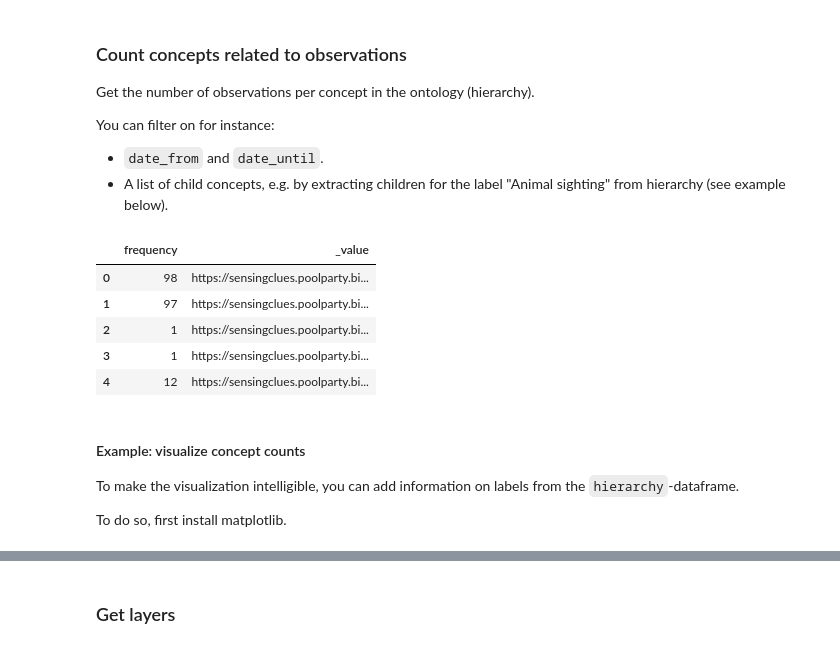
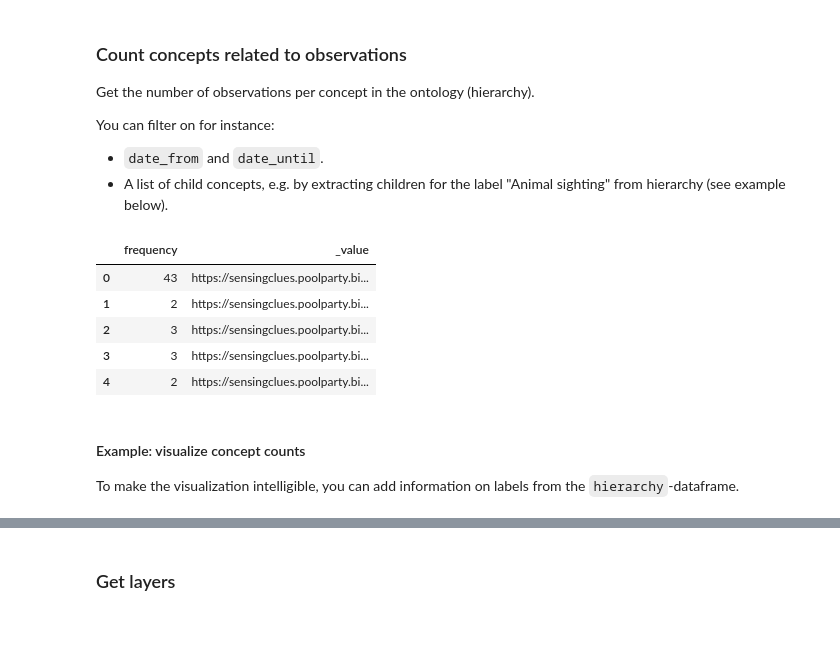
Before and after one commit to SensingClues/sensingcluespy, a Jupyter notebook: docs/notebooks/sensingclues_tutorial.ipynb, the cells around one changed output, grey strips where cells are left out. Cells and saved outputs as stored; diff of their text form; code cells hidden in the pictures.

```diff
--- a/docs/notebooks/sensingclues_tutorial.ipynb
+++ b/docs/notebooks/sensingclues_tutorial.ipynb
@@ -47,3 +58,11 @@ password = os.getenv("PASSWORD")
+# %%
+# N.B. We recommend to place your credentials in an environment file and read them like so:
+# username = os.getenv("USERNAME")
+# password = os.getenv("PASSWORD")
+
+# However, for the purpose of this demo, we use a read-only demo user:
+username = "demo"
+password = "demo"
 # %% [markdown]
 ## Connect to SensingClues
 # %%
@@ -74,6 +84,9 @@ info
 # %%
-# specify the group(s) to extract data from
+# Specify the group(s) to extract data from
+# For this tutorial, focus-project-1234 contains demo observations,
+# while focus-project-3494596 contains demo tracks.
 groups = [
+    "focus-project-3494596",
     "focus-project-1234",
 ]
 # %% [markdown]
@@ -140,7 +166,7 @@ You can filter the extracted observations in multiple ways, such as data, coordi
 # %%
 tracks = sensing_clues.get_tracks(
     groups=groups,
-    date_until="2018-07-01",
-    coord={"north": 32, "east": 20, "south": 31.5, "west": 10}
+    # date_from="2024-07-01",
+    # coord={"north": -17, "east": 30, "south": -19, "west": 20}
 )
 # %% [output]
@@ -276,23 +311,21 @@ You can filter on for instance:
 - A list of child concepts, e.g. by extracting children for the label "Animal sighting" from hierarchy (see example below).
 # %%
 date_from = "2010-01-01"
-date_until = "2024-01-01"
+date_until = "2024-08-01"
 label = "Animal sighting"
 children_label = helpers.get_children_for_label(hierarchy, label)
 concept_counts = sensing_clues.get_concept_counts(
     groups, date_from=date_from, date_until=date_until, concepts=children_label
 )
 concept_counts.head()
 # %% [output]
 |  | frequency | _value |
-| 0 | 98 | https://sensingclues.poolparty.bi... |
-| 1 | 97 | https://sensingclues.poolparty.bi... |
-| 2 | 1 | https://sensingclues.poolparty.bi... |
-| 3 | 1 | https://sensingclues.poolparty.bi... |
-| 4 | 12 | https://sensingclues.poolparty.bi... |
+| 0 | 43 | https://sensingclues.poolparty.bi... |
+| 1 | 2 | https://sensingclues.poolparty.bi... |
+| 2 | 3 | https://sensingclues.poolparty.bi... |
+| 3 | 3 | https://sensingclues.poolparty.bi... |
+| 4 | 2 | https://sensingclues.poolparty.bi... |
 # %% [markdown]
 #### Example: visualize concept counts
 
 To make the visualization intelligible, you can add information on labels from the `hierarchy`-dataframe.
-
-To do so, first install matplotlib.
```
Also changed, not shown: parts of 46 cells of this notebook, 5 other files.
